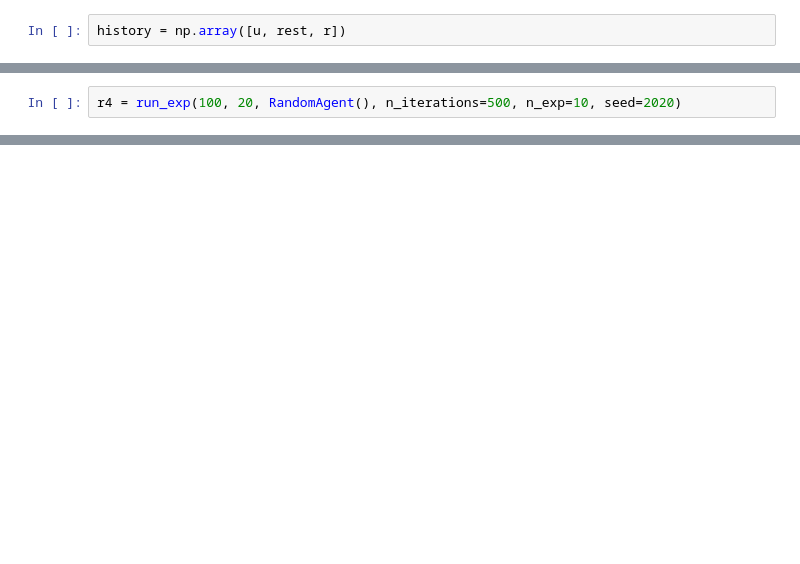
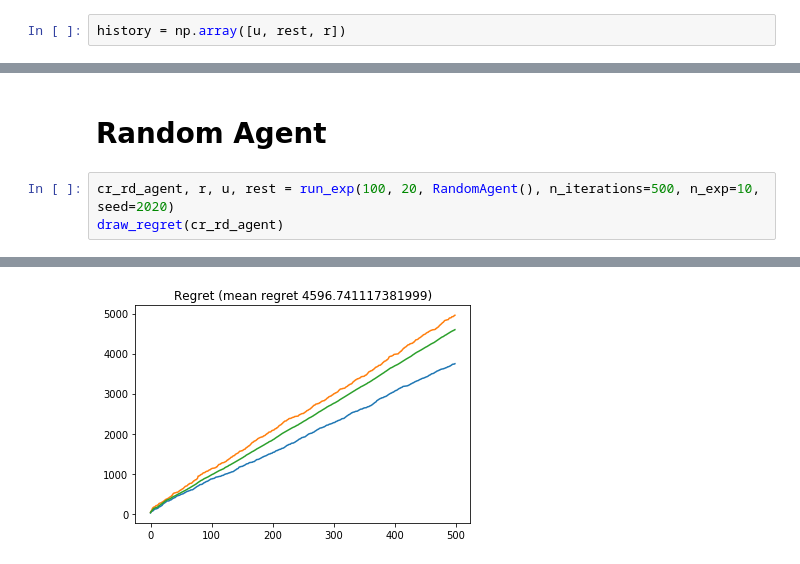
Before and after one commit to Scotchy/LaFourchette, a Jupyter notebook: RecommenderSystem.ipynb, the cells around one changed output, grey strips where cells are left out. Saved outputs shown, nothing was run; the diff lists cells and outputs as text; blank space fills up the shorter version.

```diff
--- a/RecommenderSystem.ipynb
+++ b/RecommenderSystem.ipynb
@@ -95,14 +103,18 @@ draw_regret(cr)
+# %% [markdown]
+# Random Agent
 # %%
-r4 = run_exp(100, 20, RandomAgent(), n_iterations=500, n_exp=10, seed=2020)
+cr_rd_agent, r, u, rest = run_exp(100, 20, RandomAgent(), n_iterations=500, n_exp=10, seed=2020)
+draw_regret(cr_rd_agent)
 # %% [output]
 [interactive output not drawn]
 [interactive output not drawn]
 [interactive output not drawn]
 [interactive output not drawn]
 [interactive output not drawn]
 [interactive output not drawn]
 [interactive output not drawn]
 [interactive output not drawn]
 [interactive output not drawn]
 [interactive output not drawn]
 [interactive output not drawn]
+[figure, added]
```
Also changed, not shown: parts of 33 cells of this notebook, 1 other file.
